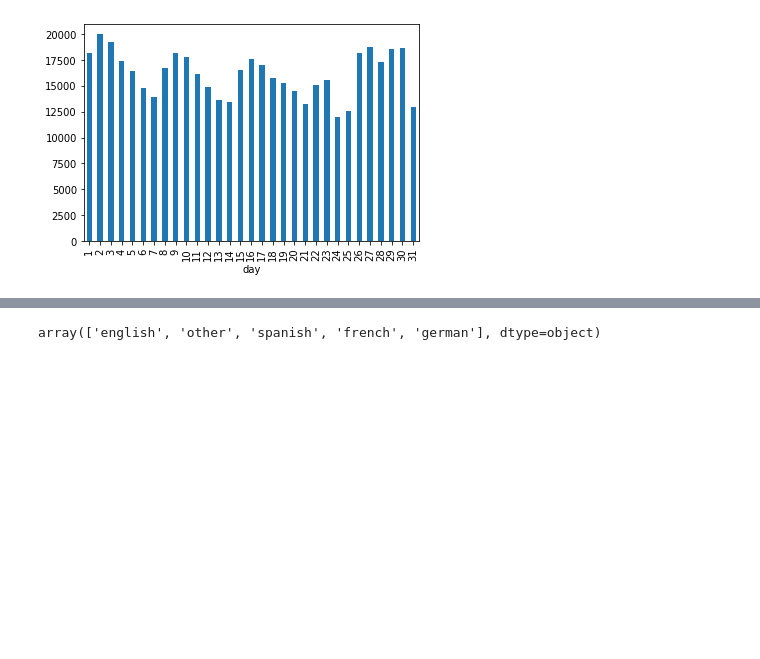
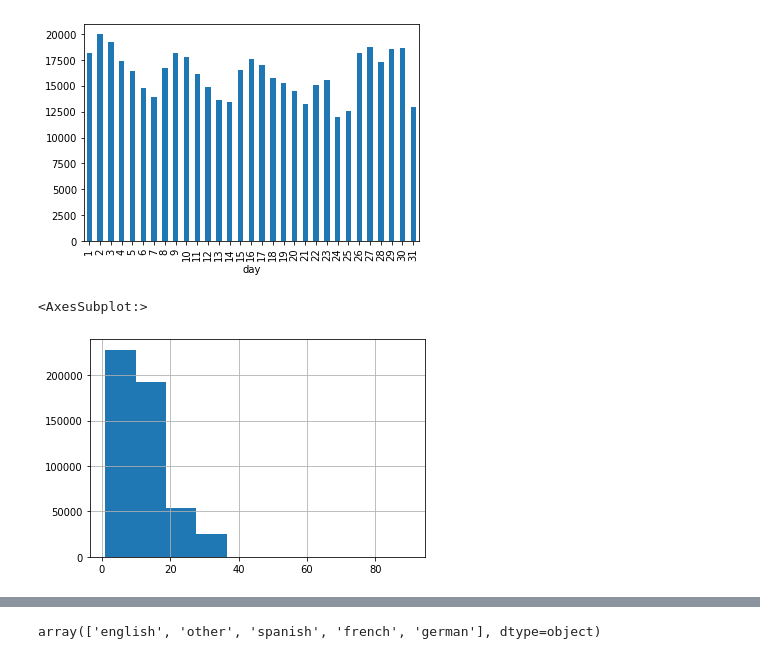
Before and after one commit to francopiccolo/learn-to-rank, a Jupyter notebook: notebooks/01_exploration.ipynb, the cells around one changed output, grey strips where cells are left out. Saved outputs shown, nothing was run; the diff lists cells and outputs as text; code cells hidden in the pictures; blank space fills up the shorter version.

```diff
--- a/notebooks/01_exploration.ipynb
+++ b/notebooks/01_exploration.ipynb
@@ -146,3 +146,9 @@ queries.groupby('day').size().plot(kind='bar')
 # %% [output]
 <AxesSubplot:xlabel='day'>
 [figure]
+# %%
+query_sizes_df = interactions.groupby('query_id').size().reset_index().rename({0: 'size'}, axis=1)
+query_sizes_df['size'][query_sizes_df['size'] < 100].hist()
+# %% [output]
+<AxesSubplot:>
+[figure, added]
```
Also changed, not shown: parts of 3 cells of this notebook, 9 other files.
